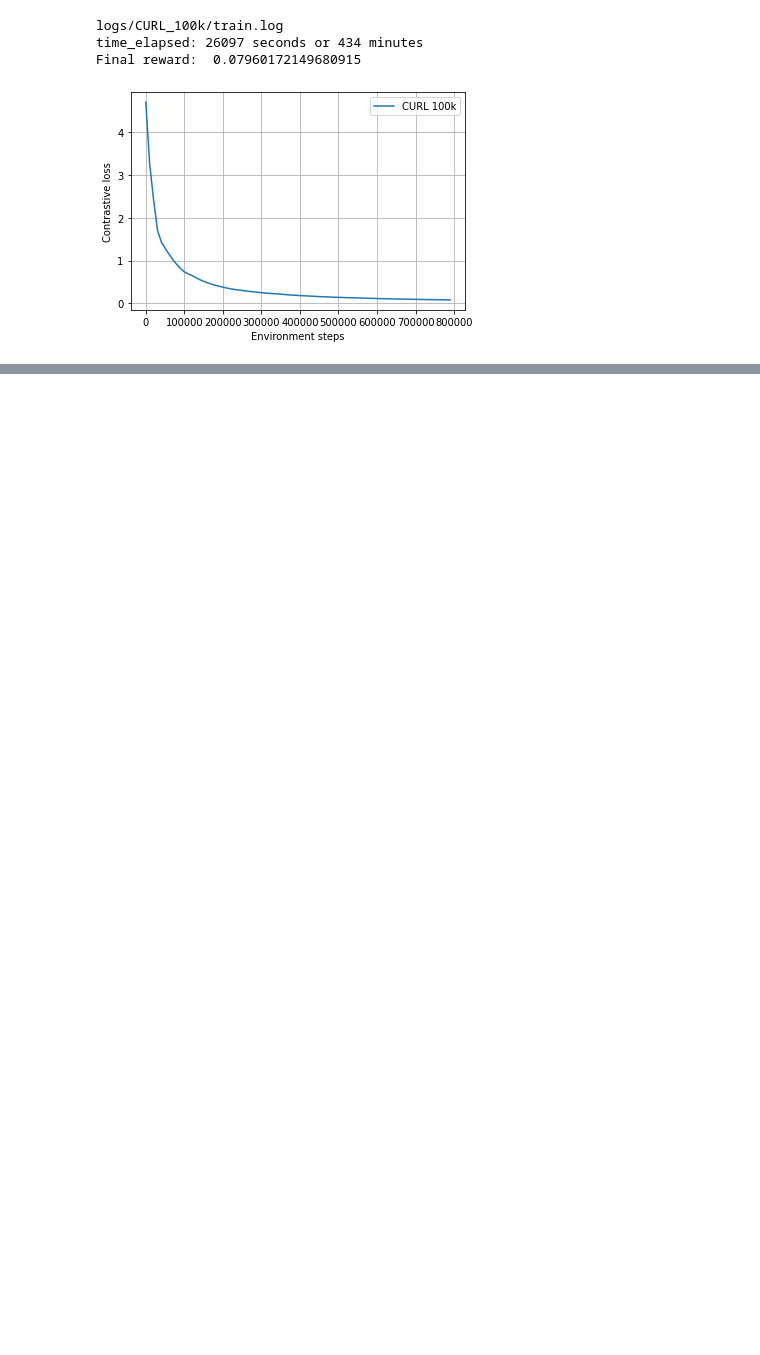
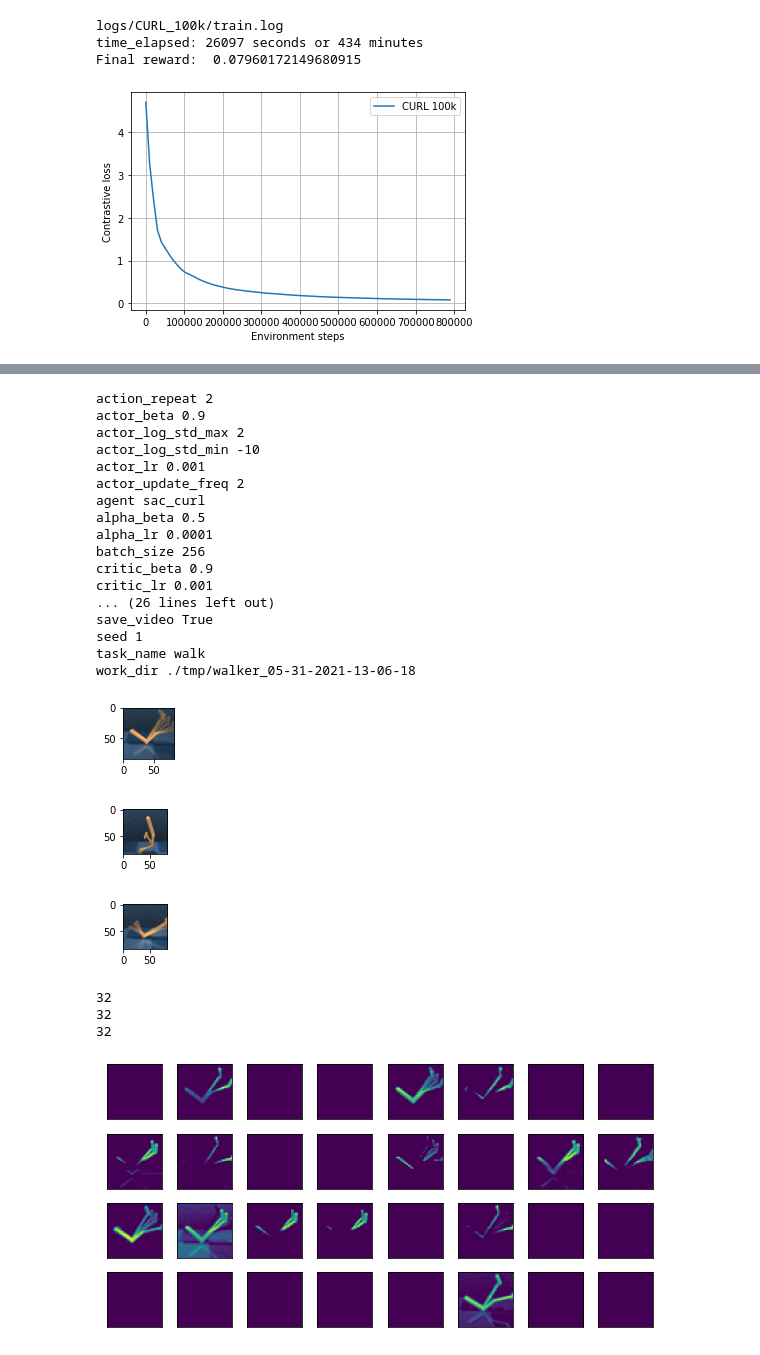
Before and after one commit to gijskoning/ReproducingCURL, a Jupyter notebook: plot.ipynb, the cells around one changed output, grey strips where cells are left out. Cells and saved outputs as stored; diff of their text form; code cells hidden in the pictures; blank space fills up the shorter version.

```diff
--- a/plot.ipynb
+++ b/plot.ipynb
@@ -449,0 +431,70 @@ Final reward:  0.07960172149680915
+# %%
+encoder, env, replay_buffer,activation = load_encoder_model("tmp/walker_05-31-2021-13-06-18",step=135000)
+
+utils.set_seed_everywhere(1)
+observation_indexes = [0,5,3]
+all_obs, obs_other_augmentation, action, reward, next_obs, not_done = replay_buffer.sample()
+# for i in range(len(all_obs)):
+#     obs = all_obs[i]
+#     plt.figure(figsize=(5,5))
+#     first_frame = obs.squeeze(0)[:3].permute(1,2,0)/255
+#     plt.imshow(first_frame)
+#     plt.show()
+for plot_i, i in enumerate(observation_indexes):
+    fig=plt.figure(figsize=(3,3))
+    obs = all_obs[i:i+1]
+    img = obs.squeeze(0)[:3]+obs.squeeze(0)[3:6]+obs.squeeze(0)[6:9]
+    first_frame = img.permute(1,2,0)/(255*3)
+    fig.add_subplot(1, len(observation_indexes), 1+plot_i)
+    plt.imshow(first_frame)
+    plt.tight_layout()
+    plt.savefig(f"docs/images/walker_example_observation_{plot_i}")
+    plt.show()
+
+for conv_index in [1]:
+    for i in observation_indexes:
+        obs = all_obs[i:i+1]
+        encoder.query(obs)
+        act = activation[f'conv{conv_index}'].squeeze()
+        print(act.size(0))
+        # size = act.size(0)
+        size = 32
+        fig=plt.figure(figsize=(8,4))
+        h, w = 4,8
+        # fig, axarr = plt.subplots(1, size,figsize=(15,15))
+        subplot_i =0
+        for idx in range(size):
+            fig.add_subplot(h, w, 1+subplot_i)
+            plt.imshow(torch.relu(act[idx]))
+            plt.xticks([])
+            plt.yticks([])
+            plt.tight_layout()
+            subplot_i += 1
+        plt.tight_layout()
+
+        plt.savefig(f"docs/images/walker_featuremaps_conv_{conv_index}_plot_{i}")
+# %% [output]
+action_repeat 2
+actor_beta 0.9
+actor_log_std_max 2
+actor_log_std_min -10
+actor_lr 0.001
+actor_update_freq 2
+agent sac_curl
+alpha_beta 0.5
+alpha_lr 0.0001
+batch_size 256
+critic_beta 0.9
+critic_lr 0.001
+... (26 lines left out)
+save_video True
+seed 1
+task_name walk
+work_dir ./tmp/walker_05-31-2021-13-06-18
+[figure, added]
+[figure, added]
+[figure, added]
+32
+32
+32
+[figure, added]
```
Also changed, not shown: parts of 7 cells of this notebook, 12 other files.
